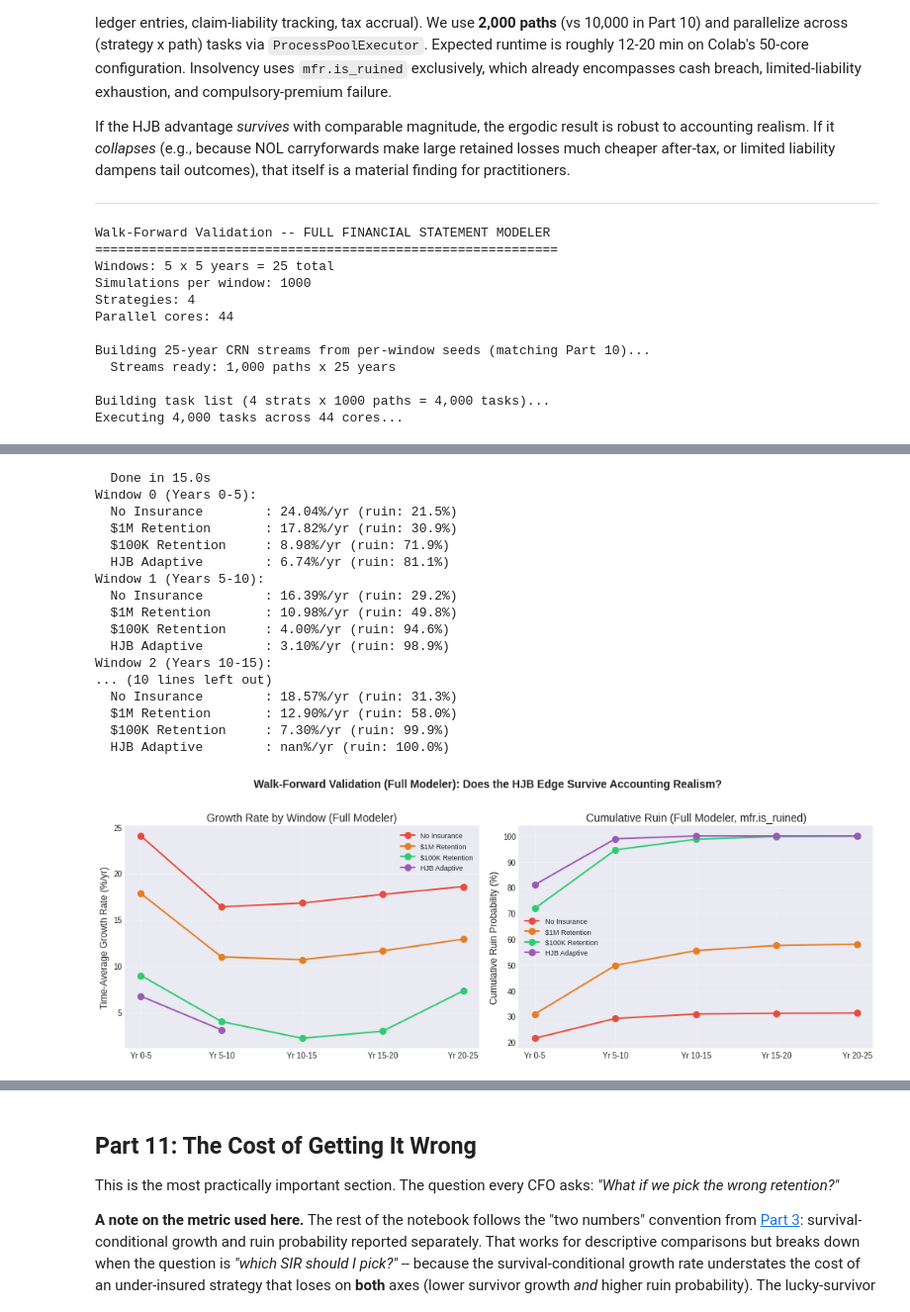
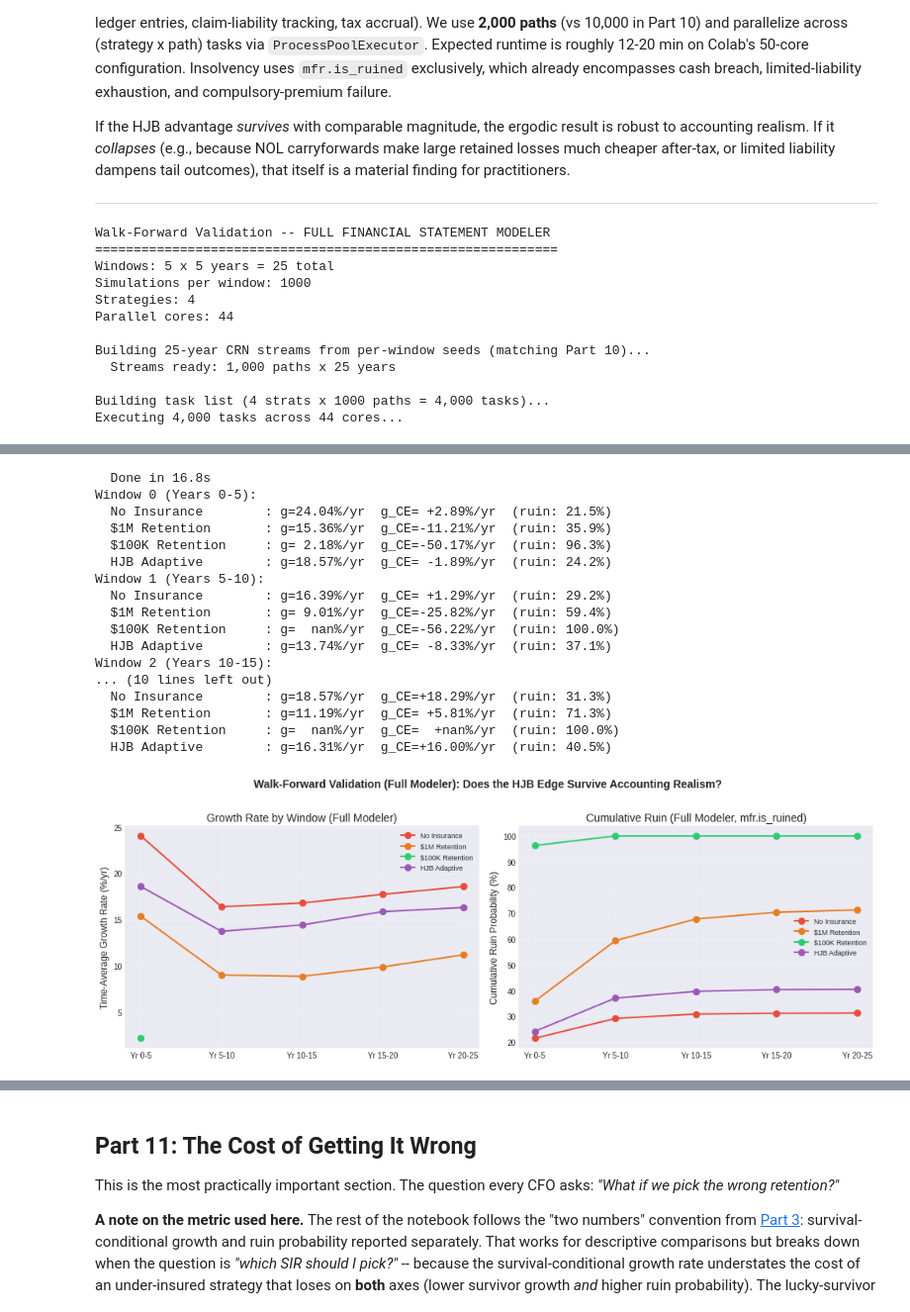
Before and after one commit to AlexFiliakov/Ergodic-Insurance-Limits, a Jupyter notebook: ergodic_insurance/notebooks/optimization/07_hjb_insurance_optimization.ipynb, the cells around one changed output, grey strips where cells are left out. Shown at 99% size. Drawn from its saved outputs; the diff is of its cells as text; code cells hidden in the pictures.

```diff
--- a/ergodic_insurance/notebooks/optimization/07_hjb_insurance_optimization.ipynb
+++ b/ergodic_insurance/notebooks/optimization/07_hjb_insurance_optimization.ipynb
@@ -1974,15 +2020,19 @@ sections.
 # and overlays SIR-vs-wealth; the chosen P is documented in the running
 # narrative below.
 #
-# Expected pattern (per issue #1567 audit):
-#   P=0:    flat SIR (no ruin floor -- the symptom we are fixing)
-#   P=10:   ruin ~= 10 years of expected growth -- starting point
-#   P=20:   ruin ~> 2x interior V-span -- likely over-insures
-#   P=50:   quasi-permanent value loss -- almost certainly over-insures
+# Expected pattern (post-R5 Normal-Hard market regime):
+#   P=0:    SIR pins to safe-zone upper bound ($4M) -- this IS the
+#           regret-optimal under the current loss/premium economics
+#   P=5-10: HJB starts over-insuring relative to g_CE safe zone
+#   P=20+:  strong over-insurance; ruin penalty dominates V near boundary
+# Choose the smallest P whose SIR@$5M lands inside the empirical safe zone.
 #
-# The "safe zone" thresholds are the empirical $161,822 - $829,260 range
-# from Part 11 (cell 35) at RUIN_THRESHOLD = $100K.  If the live regret
-# sweep has been re-run, swap in its current safe_sirs[0] / safe_sirs[-1].
+# The "safe zone" thresholds are the empirical range from Part 11 (cell 35
+# = cell 40 in the script) at RUIN_THRESHOLD = $100K.  Under the R5
+# Normal-Hard market (TARGET_LOSS_RATIO=0.60), this zone is $2.78M-$4M
+# (insurance is unaffordable -- the g_CE optimum is to self-insure as much
+# as possible).  The defaults below reflect this regime; cell 40's `safe_sirs`
+# overrides them if it has been run.
 #
 # Execution model (Colab-tuned, see issue #1567 follow-up):
 # - Sequential, NOT parallel.  Colab has 2-4 vCPUs and 5 workers would
@@ -1997,8 +2047,12 @@ sections.
 if not CI:
     # Default safe zone from issue #1567's reference run; cell 35 overwrites
     # `safe_sirs` if executed first, in which case we trust the live values.
-    SAFE_ZONE_LO_DEFAULT = 161_822.0
-    SAFE_ZONE_HI_DEFAULT = 829_260.0
+    # Post-R5 (TARGET_LOSS_RATIO=0.60) safe zone from the cell-40 regret sweep.
+    # If cell 40 has been re-run, the live `safe_sirs` array overrides these.
+    # Pre-R5 (LR=0.85) zone was $161,822-$829,260 -- DO NOT use those values
+    # under the current calibration; they correspond to a different regime.
+    SAFE_ZONE_LO_DEFAULT = 2_782_014.0
+    SAFE_ZONE_HI_DEFAULT = 4_000_000.0
     try:
         SAFE_ZONE_LO = float(safe_sirs[0]) if len(safe_sirs) > 0 else SAFE_ZONE_LO_DEFAULT
         SAFE_ZONE_HI = float(safe_sirs[-1]) if len(safe_sirs) > 0 else SAFE_ZONE_HI_DEFAULT
@@ -3683,10 +3768,20 @@ if not CI:
         for strat_name, _ in wf_strategies_full:
             paths_records = full_results[strat_name]
 
+            # Use mfr.equity (not mfr.total_assets) for growth metric.
+            # total_assets is GROSS of deferred claim_liabilities (which sit on
+            # the balance sheet for ~5-10 years after a claim per the development
+            # pattern in process_uninsured_claim with immediate_payment=False).
+            # That makes total_assets artificially high and reports growth even
+            # when the firm is economically destroyed.  equity = total_assets -
+            # total_liabilities is the owner-economic-value analogue of the
+            # simple model's `assets` (which deducts retained losses cash-
+            # immediately).  See review notes 2026-05-16 for the Part 10 vs 10b
+            # disconnect diagnosis.
             start_assets = np.array([INITIAL_ASSETS if start_yr == 0
-                                     else paths_records[s][start_yr - 1]['assets']
+                                     else paths_records[s][start_yr - 1]['equity']
                                      for s in range(n_wf_sims_full)])
-            end_assets = np.array([paths_records[s][end_yr]['assets']
+            end_assets = np.array([paths_records[s][end_yr]['equity']
                                    for s in range(n_wf_sims_full)])
             end_ruined = np.array([paths_records[s][end_yr]['ruined']
                                    for s in range(n_wf_sims_full)])
@@ -3836,20 +3931,20 @@ ERROR:ergodic_insurance.manufacturer_balance_sheet:EQUITY INSOLVENCY: Loss $2,82
-  Done in 15.0s
+  Done in 16.8s
 Window 0 (Years 0-5):
-  No Insurance        : 24.04%/yr (ruin: 21.5%)
-  $1M Retention       : 17.82%/yr (ruin: 30.9%)
-  $100K Retention     : 8.98%/yr (ruin: 71.9%)
-  HJB Adaptive        : 6.74%/yr (ruin: 81.1%)
+  No Insurance        : g=24.04%/yr  g_CE= +2.89%/yr  (ruin: 21.5%)
+  $1M Retention       : g=15.36%/yr  g_CE=-11.21%/yr  (ruin: 35.9%)
+  $100K Retention     : g= 2.18%/yr  g_CE=-50.17%/yr  (ruin: 96.3%)
+  HJB Adaptive        : g=18.57%/yr  g_CE= -1.89%/yr  (ruin: 24.2%)
 Window 1 (Years 5-10):
-  No Insurance        : 16.39%/yr (ruin: 29.2%)
-  $1M Retention       : 10.98%/yr (ruin: 49.8%)
-  $100K Retention     : 4.00%/yr (ruin: 94.6%)
-  HJB Adaptive        : 3.10%/yr (ruin: 98.9%)
+  No Insurance        : g=16.39%/yr  g_CE= +1.29%/yr  (ruin: 29.2%)
+  $1M Retention       : g= 9.01%/yr  g_CE=-25.82%/yr  (ruin: 59.4%)
+  $100K Retention     : g=  nan%/yr  g_CE=-56.22%/yr  (ruin: 100.0%)
+  HJB Adaptive        : g=13.74%/yr  g_CE= -8.33%/yr  (ruin: 37.1%)
 Window 2 (Years 10-15):
 ... (10 lines left out)
-  No Insurance        : 18.57%/yr (ruin: 31.3%)
-  $1M Retention       : 12.90%/yr (ruin: 58.0%)
-  $100K Retention     : 7.30%/yr (ruin: 99.9%)
-  HJB Adaptive        : nan%/yr (ruin: 100.0%)
+  No Insurance        : g=18.57%/yr  g_CE=+18.29%/yr  (ruin: 31.3%)
+  $1M Retention       : g=11.19%/yr  g_CE= +5.81%/yr  (ruin: 71.3%)
+  $100K Retention     : g=  nan%/yr  g_CE=  +nan%/yr  (ruin: 100.0%)
+  HJB Adaptive        : g=16.31%/yr  g_CE=+16.00%/yr  (ruin: 40.5%)
-[figure, old version]
+[figure, new version]
 ===============WALK-FORWARD SUMMARY (FULL MODELER)===============
 HJB Adaptive outperforms No Insurance in 0% of windows
```
Also changed, not shown: parts of 15 cells of this notebook.
